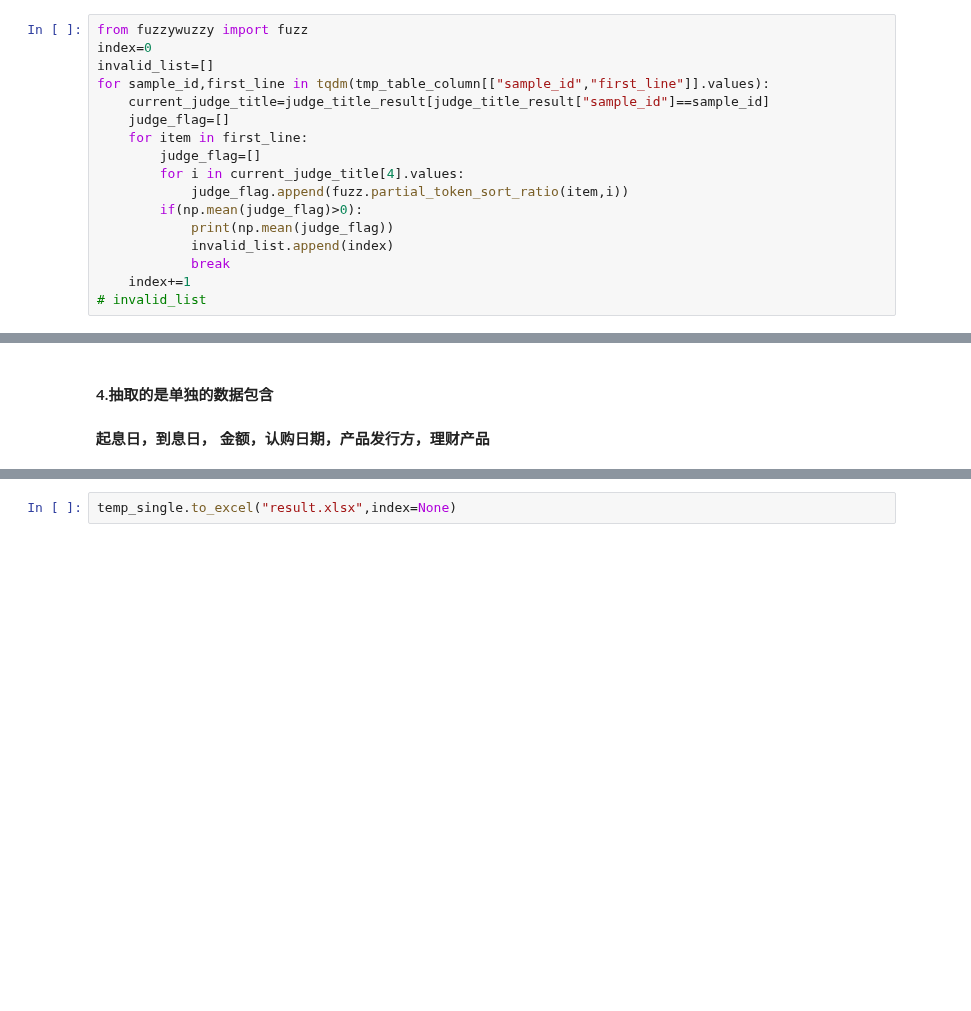
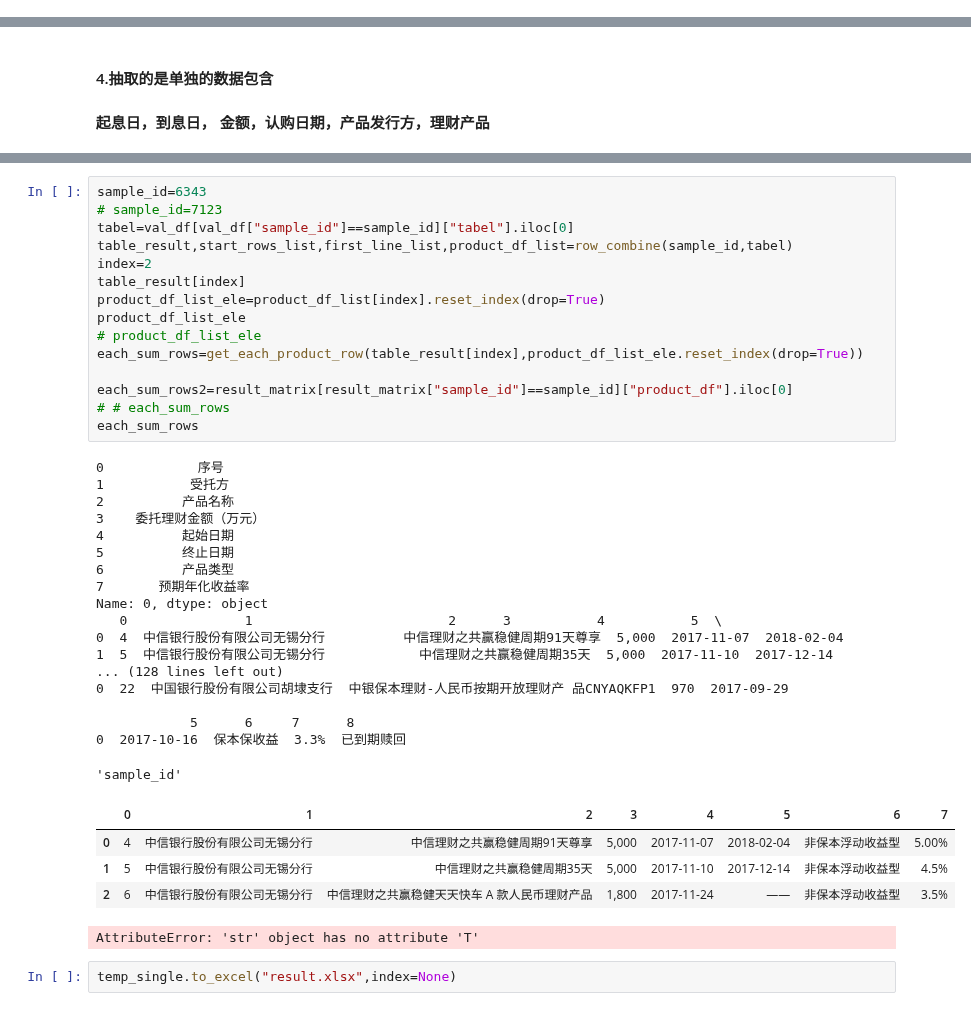
Before and after one commit to lsqlhl5862/baseline_qqcywdj, a Jupyter notebook: lhl/baselineByLHL.ipynb, the cells around one changed output, grey strips where cells are left out. Saved outputs shown, nothing was run; the diff lists cells and outputs as text; blank space fills up the shorter version.

```diff
--- a/lhl/baselineByLHL.ipynb
+++ b/lhl/baselineByLHL.ipynb
@@ -593,19 +973,2 @@ for sample_id,text in tqdm(val_df[["sample_id","text"]].values):
 # %% [markdown]
 #fuzz裁剪，待优化
-# %%
-from fuzzywuzzy import fuzz
-index=0
-invalid_list=[]
-for sample_id,first_line in tqdm(tmp_table_column[["sample_id","first_line"]].values):
-    current_judge_title=judge_title_result[judge_title_result["sample_id"]==sample_id]
-    judge_flag=[]
-    for item in first_line:
-        judge_flag=[]
-        for i in current_judge_title[4].values:
-            judge_flag.append(fuzz.partial_token_sort_ratio(item,i))
-        if(np.mean(judge_flag)>0):
-            print(np.mean(judge_flag))
-            invalid_list.append(index)
-            break
-    index+=1
-# invalid_list
@@ -1117,3 +1540,42 @@ temp_single.to_excel("result.xlsx",index=None)
+# %%
+sample_id=6343
+# sample_id=7123
+tabel=val_df[val_df["sample_id"]==sample_id]["tabel"].iloc[0]
+table_result,start_rows_list,first_line_list,product_df_list=row_combine(sample_id,tabel)
+index=2
+table_result[index]
+product_df_list_ele=product_df_list[index].reset_index(drop=True)
+product_df_list_ele
+# product_df_list_ele
+each_sum_rows=get_each_product_row(table_result[index],product_df_list_ele.reset_index(drop=True))
+
+each_sum_rows2=result_matrix[result_matrix["sample_id"]==sample_id]["product_df"].iloc[0]
+# # each_sum_rows
+each_sum_rows
+# %% [output]
+0            序号
+1           受托方
+2          产品名称
+3    委托理财金额（万元）
+4          起始日期
+5          终止日期
+6          产品类型
+7       预期年化收益率
+Name: 0, dtype: object
+   0               1                         2      3           4           5  \
+0  4  中信银行股份有限公司无锡分行          中信理财之共赢稳健周期91天尊享  5,000  2017-11-07  2018-02-04
+1  5  中信银行股份有限公司无锡分行            中信理财之共赢稳健周期35天  5,000  2017-11-10  2017-12-14
+... (128 lines left out)
+0  22  中国银行股份有限公司胡埭支行  中银保本理财-人民币按期开放理财产 品CNYAQKFP1  970  2017-09-29
+
+            5      6     7      8
+0  2017-10-16  保本保收益  3.3%  已到期赎回
+'sample_id'
+|  | 0 | 1 | 2 | 3 | 4 | 5 | 6 | 7 |
+| 0 | 4 | 中信银行股份有限公司无锡分行 | 中信理财之共赢稳健周期91天尊享 | 5,000 | 2017-11-07 | 2018-02-04 | 非保本浮动收益型 | 5.00% |
+| 1 | 5 | 中信银行股份有限公司无锡分行 | 中信理财之共赢稳健周期35天 | 5,000 | 2017-11-10 | 2017-12-14 | 非保本浮动收益型 | 4.5% |
+| 2 | 6 | 中信银行股份有限公司无锡分行 | 中信理财之共赢稳健天天快车 A 款人民币理财产品 | 1,800 | 2017-11-24 | —— | 非保本浮动收益型 | 3.5% |
+AttributeError: 'str' object has no attribute 'T'
 # %%
 temp_single.to_excel("result.xlsx",index=None)
 # %% [markdown]
```
Also changed, not shown: parts of 32 cells of this notebook, 8 other files.
